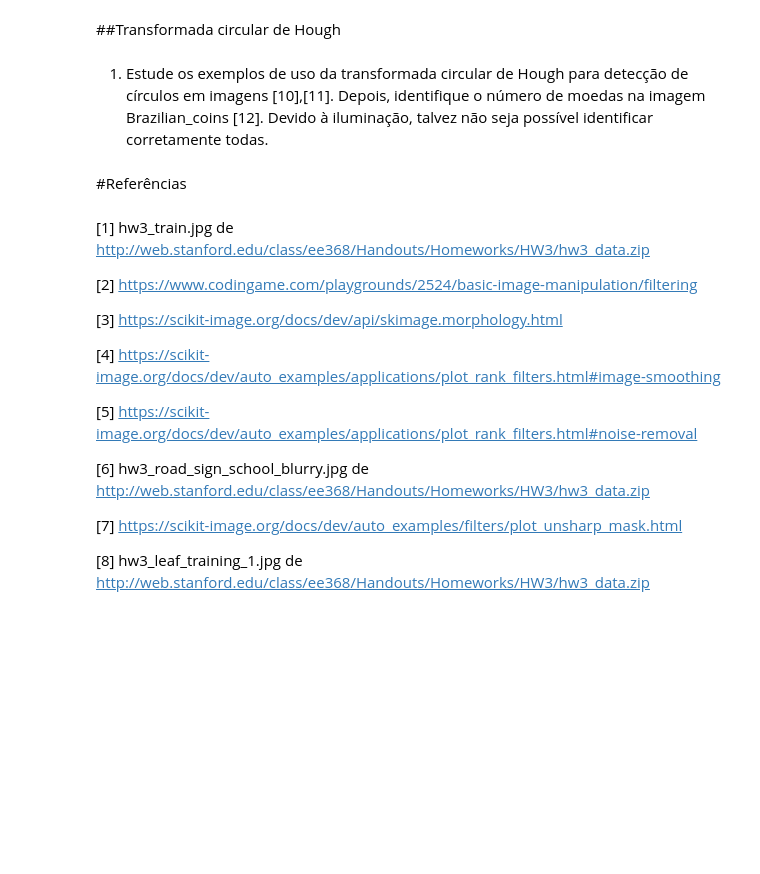
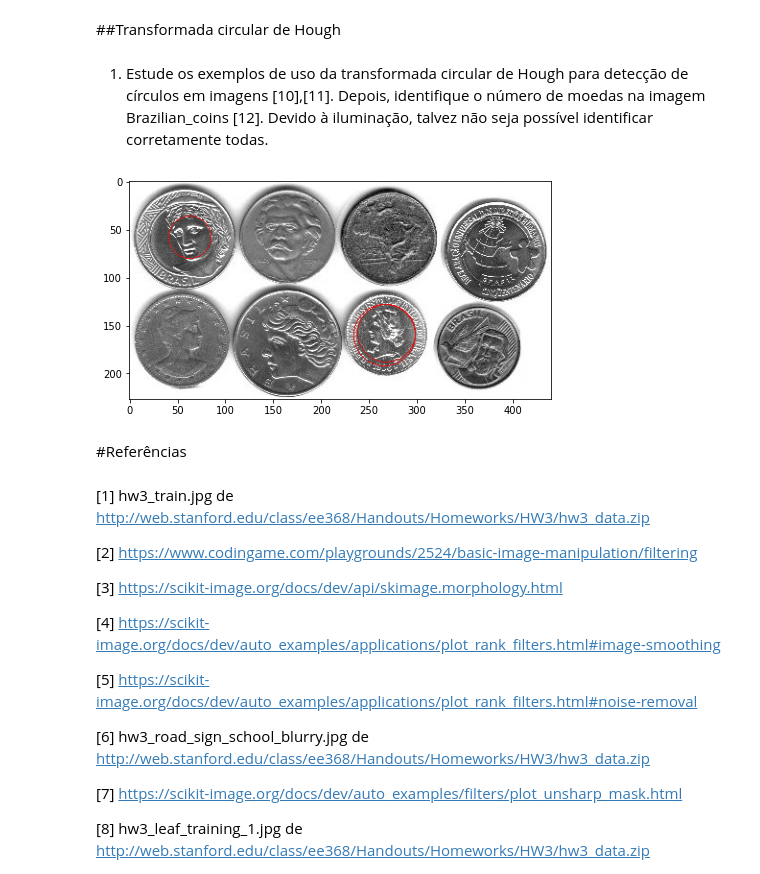
Before and after one commit to victoriafabris/disciplina-dsp-audio-video, a Jupyter notebook: atividade8/atividade_8.ipynb, the cells around one changed output. Cells and saved outputs as stored; diff of their text form; code cells hidden in the pictures; blank space fills up the shorter version.

```diff
--- a/atividade8/atividade_8.ipynb
+++ b/atividade8/atividade_8.ipynb
@@ -166,3 +167,26 @@ Brazilian_coins = io.imread('Brazilian_coins.jpg')
+# %%
+# Load picture and detect edges
+Brazilian_coins = util.img_as_ubyte(Brazilian_coins_dim_modif)
+edges = feature.canny(Brazilian_coins, sigma=3, low_threshold=10, high_threshold=50)
+# %%
+# Detect two radii
+hough_radii = np.arange(20, 35, 2)
+hough_res = hough_circle(edges, hough_radii)
+
+# Select the most prominent 3 circles
+accums, cx, cy, radii = hough_circle_peaks(hough_res, hough_radii, total_num_peaks=3)
+
+# Draw them
+fig, ax = plt.subplots(ncols=1, nrows=1, figsize=(10, 4))
+Brazilian_coins = color.gray2rgb(Brazilian_coins)
+for center_y, center_x, radius in zip(cy, cx, radii):
+    circy, circx = draw.circle_perimeter(center_y, center_x, radius, shape=Brazilian_coins.shape)
+    Brazilian_coins[circy, circx] = (220, 20, 20)
+
+ax.imshow(Brazilian_coins, cmap=plt.cm.gray)
+plt.show()
+# %% [output]
+[figure, added]
 # %% [markdown]
 #Referências
 # %% [markdown]
```
Also changed, not shown: parts of 17 cells of this notebook.
